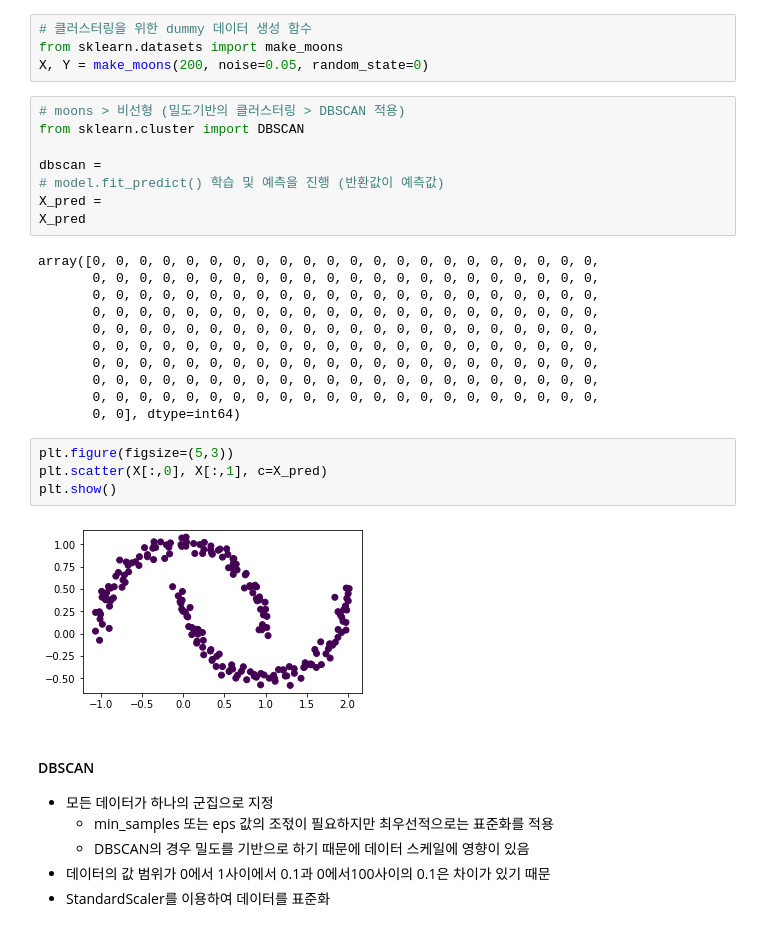
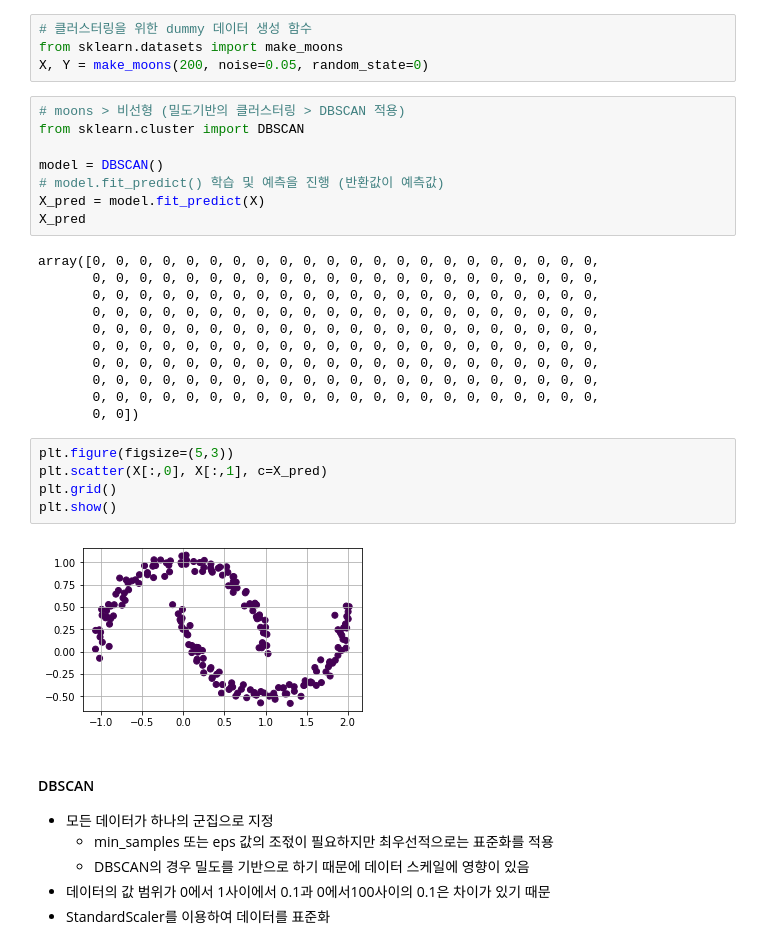
Before and after one commit to skyworld19/ds-school-advanced, a Jupyter notebook: ML_10_KMeans_DBSCAN_LAB.ipynb, the cells around one changed output. Saved outputs shown, nothing was run; the diff lists cells and outputs as text.

```diff
--- a/ML_10_KMeans_DBSCAN_LAB.ipynb
+++ b/ML_10_KMeans_DBSCAN_LAB.ipynb
@@ -123,9 +132,9 @@ X, Y = make_moons(200, noise=0.05, random_state=0)
 # moons > 비선형 (밀도기반의 클러스터링 > DBSCAN 적용)
 from sklearn.cluster import DBSCAN
 
-dbscan =
+model = DBSCAN()
 # model.fit_predict() 학습 및 예측을 진행 (반환값이 예측값)
-X_pred =
+X_pred = model.fit_predict(X)
 X_pred
 # %% [output]
 array([0, 0, 0, 0, 0, 0, 0, 0, 0, 0, 0, 0, 0, 0, 0, 0, 0, 0, 0, 0, 0, 0,
@@ -137,13 +146,14 @@ array([0, 0, 0, 0, 0, 0, 0, 0, 0, 0, 0, 0, 0, 0, 0, 0, 0, 0, 0, 0, 0, 0,
        0, 0, 0, 0, 0, 0, 0, 0, 0, 0, 0, 0, 0, 0, 0, 0, 0, 0, 0, 0, 0, 0,
        0, 0, 0, 0, 0, 0, 0, 0, 0, 0, 0, 0, 0, 0, 0, 0, 0, 0, 0, 0, 0, 0,
        0, 0, 0, 0, 0, 0, 0, 0, 0, 0, 0, 0, 0, 0, 0, 0, 0, 0, 0, 0, 0, 0,
-       0, 0], dtype=int64)
+       0, 0])
 # %%
 plt.figure(figsize=(5,3))
 plt.scatter(X[:,0], X[:,1], c=X_pred)
+plt.grid()
 plt.show()
 # %% [output]
-[figure, old version]
+[figure, new version]
 # %% [markdown]
 #### DBSCAN
 - 모든 데이터가 하나의 군집으로 지정
```
Also changed, not shown: parts of 11 cells of this notebook.
